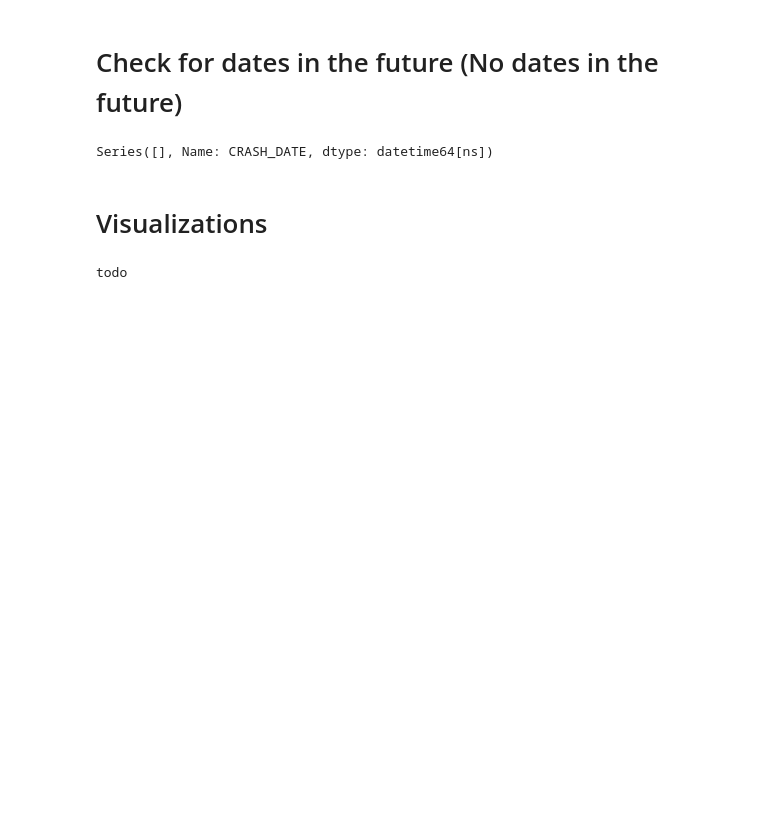
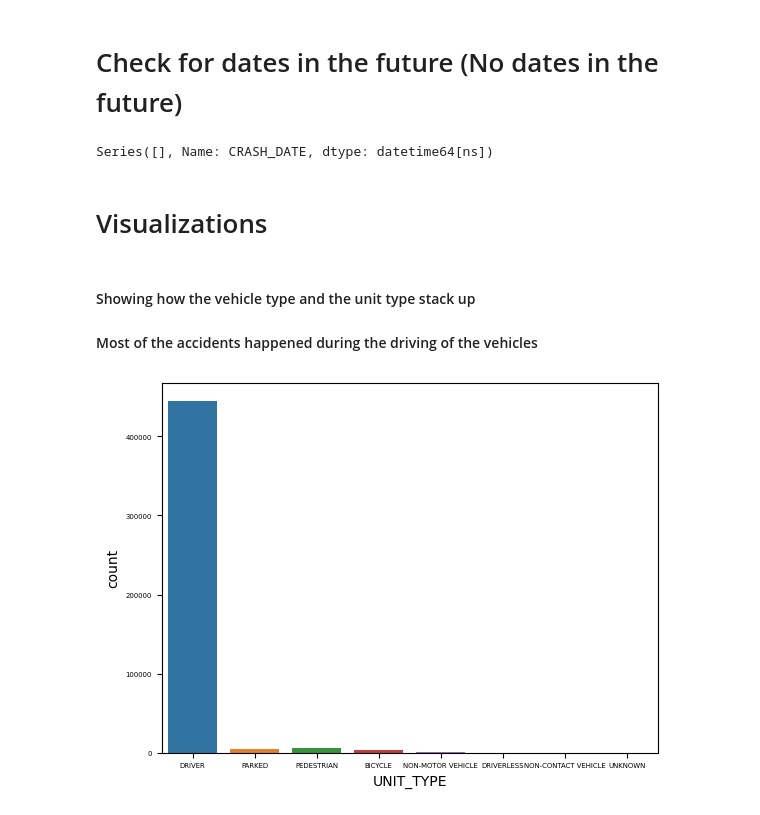
Before and after one commit to SaraHoxha/lds-dw-modelling, a Jupyter notebook: Data Understanding/exploration_vehicles.ipynb, the cells around one changed output. Drawn from its saved outputs; the diff is of its cells as text; code cells hidden in the pictures; blank space fills up the shorter version.

```diff
--- a/Data Understanding/exploration_vehicles.ipynb
+++ b/Data Understanding/exploration_vehicles.ipynb
@@ -193,7 +195,15 @@ print(filtered_df)
 Series([], Name: CRASH_DATE, dtype: datetime64[ns])
 # %% [markdown]
 # Visualizations
-# %%
-print("todo")
-# %% [output]
-todo
+# %% [markdown]
+#### Showing how the vehicle type and the unit type stack up
+#### Most of the accidents happened during the driving of the vehicles
+# %%
+data = pd.read_csv('../data/Vehicles_Processed.csv',encoding='utf-8')
+# Create a count plot
+sns.countplot(x="UNIT_TYPE", data=data)
+# Adjust the font size of tick labels
+plt.tick_params(axis='both', which='major', labelsize=5)
+plt.show()
+# %% [output]
+[figure, added]
```
Also changed, not shown: parts of 5 cells of this notebook, 3 other files.
